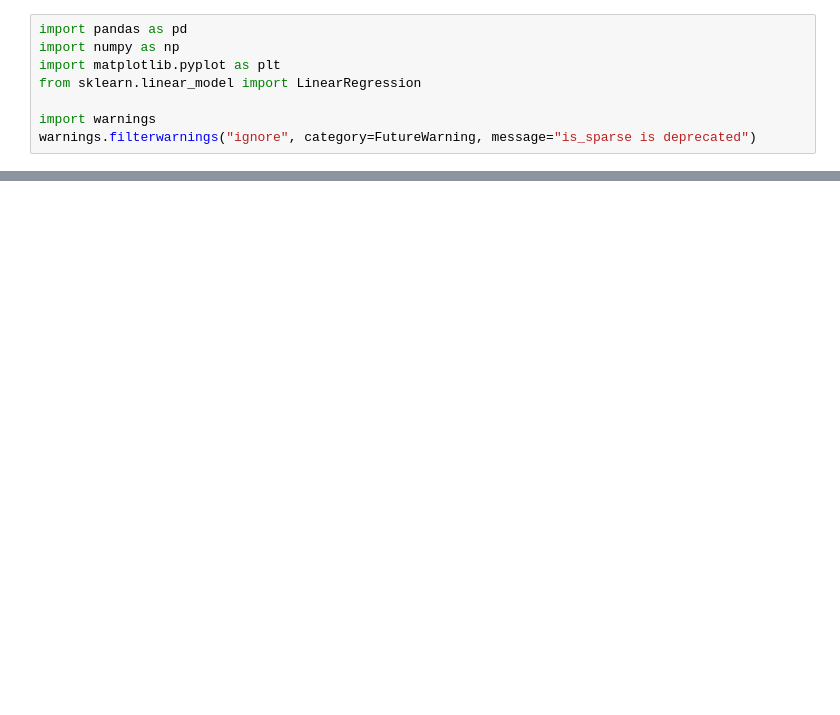
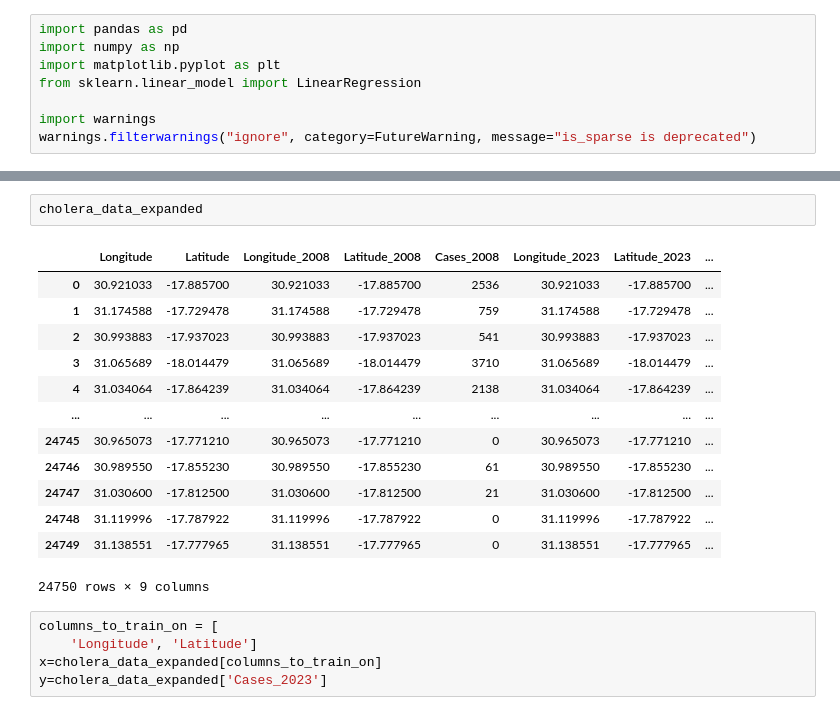
Before and after one commit to vishesh9131/Codes, a Jupyter notebook: python/p11/chlorea/chlorea.ipynb, the cells around one changed output, grey strips where cells are left out. Saved outputs shown, nothing was run; the diff lists cells and outputs as text; blank space fills up the shorter version.

```diff
--- a/python/p11/chlorea/chlorea.ipynb
+++ b/python/p11/chlorea/chlorea.ipynb
@@ -84,0 +67,21 @@ cholera_data
+# %%
+cholera_data_expanded
+# %% [output]
+|  | Longitude | Latitude | Longitude_2008 | Latitude_2008 | Cases_2008 | Longitude_2023 | Latitude_2023 | ... |
+| 0 | 30.921033 | -17.885700 | 30.921033 | -17.885700 | 2536 | 30.921033 | -17.885700 | ... |
+| 1 | 31.174588 | -17.729478 | 31.174588 | -17.729478 | 759 | 31.174588 | -17.729478 | ... |
+| 2 | 30.993883 | -17.937023 | 30.993883 | -17.937023 | 541 | 30.993883 | -17.937023 | ... |
+| 3 | 31.065689 | -18.014479 | 31.065689 | -18.014479 | 3710 | 31.065689 | -18.014479 | ... |
+| 4 | 31.034064 | -17.864239 | 31.034064 | -17.864239 | 2138 | 31.034064 | -17.864239 | ... |
+| ... | ... | ... | ... | ... | ... | ... | ... | ... |
+| 24745 | 30.965073 | -17.771210 | 30.965073 | -17.771210 | 0 | 30.965073 | -17.771210 | ... |
+| 24746 | 30.989550 | -17.855230 | 30.989550 | -17.855230 | 61 | 30.989550 | -17.855230 | ... |
+| 24747 | 31.030600 | -17.812500 | 31.030600 | -17.812500 | 21 | 31.030600 | -17.812500 | ... |
+| 24748 | 31.119996 | -17.787922 | 31.119996 | -17.787922 | 0 | 31.119996 | -17.787922 | ... |
+| 24749 | 31.138551 | -17.777965 | 31.138551 | -17.777965 | 0 | 31.138551 | -17.777965 | ... |
+24750 rows × 9 columns
+# %%
+columns_to_train_on = [
+    'Longitude', 'Latitude']
+x=cholera_data_expanded[columns_to_train_on]
+y=cholera_data_expanded['Cases_2023']
```
Also changed, not shown: parts of 22 cells of this notebook, 17 other files.
